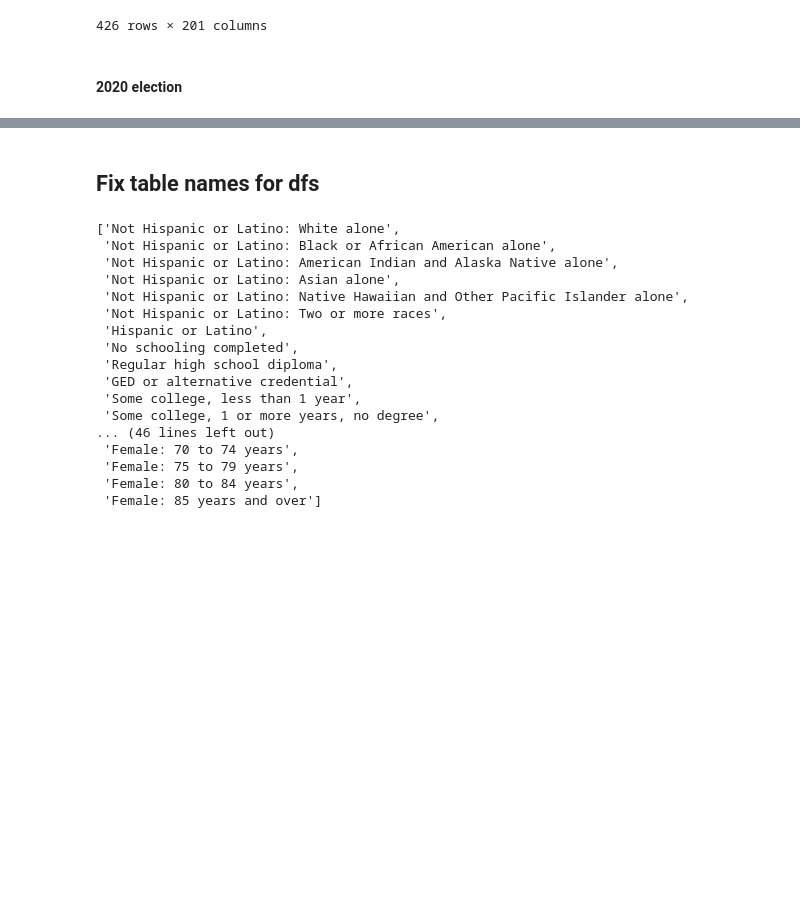
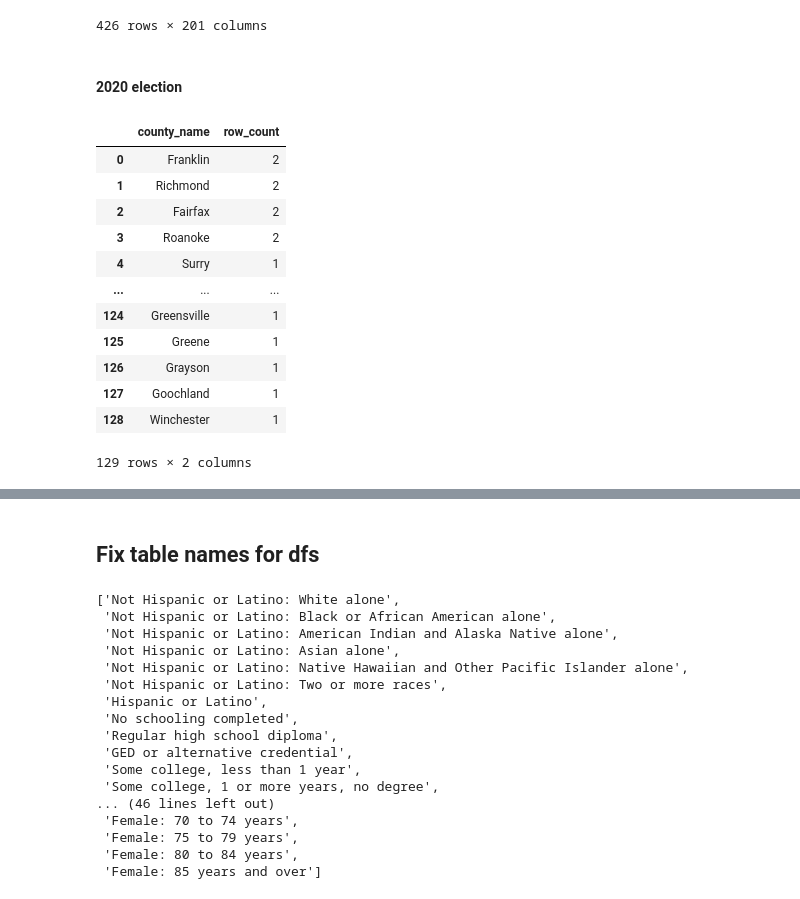
Before and after one commit to Catherine-Nguyen88/project_voting, a Jupyter notebook: merging_and_wrangling.ipynb, the cells around one changed output, grey strips where cells are left out. Cells and saved outputs as stored; diff of their text form; code cells hidden in the pictures; blank space fills up the shorter version.

```diff
--- a/merging_and_wrangling.ipynb
+++ b/merging_and_wrangling.ipynb
@@ -255,6 +255,24 @@ See the caveats in the documentation: https://pandas.pydata.org/pandas-docs/stab
 426 rows × 201 columns
 # %% [markdown]
 #### 2020 election
+# %%
+county_counts = dem_VA['county_name'].value_counts().reset_index()
+county_counts.columns = ['county_name', 'row_count']
+county_counts
+# %% [output]
+|  | county_name | row_count |
+| 0 | Franklin | 2 |
+| 1 | Richmond | 2 |
+| 2 | Fairfax | 2 |
+| 3 | Roanoke | 2 |
+| 4 | Surry | 1 |
+| ... | ... | ... |
+| 124 | Greensville | 1 |
+| 125 | Greene | 1 |
+| 126 | Grayson | 1 |
+| 127 | Goochland | 1 |
+| 128 | Winchester | 1 |
+129 rows × 2 columns
 # %%
 # extract demographic data
 fname = './project_voting/data/county_data/0002_ds249_20205_county_E.csv'
```
Also changed, not shown: parts of 15 cells of this notebook.
